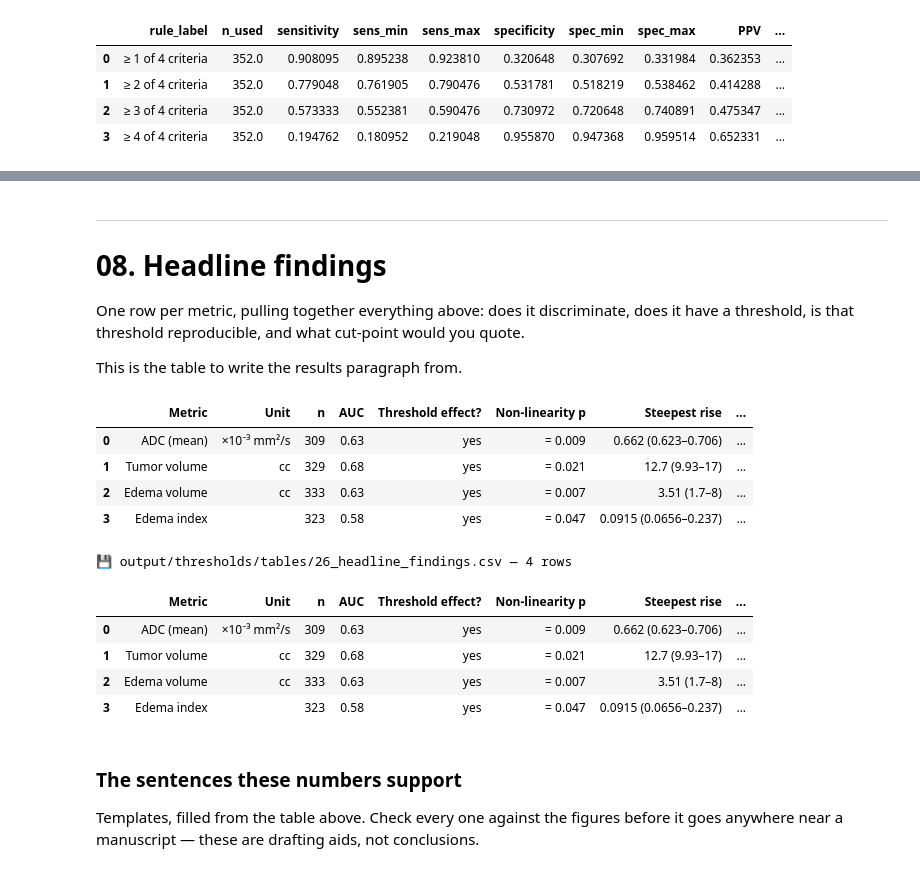
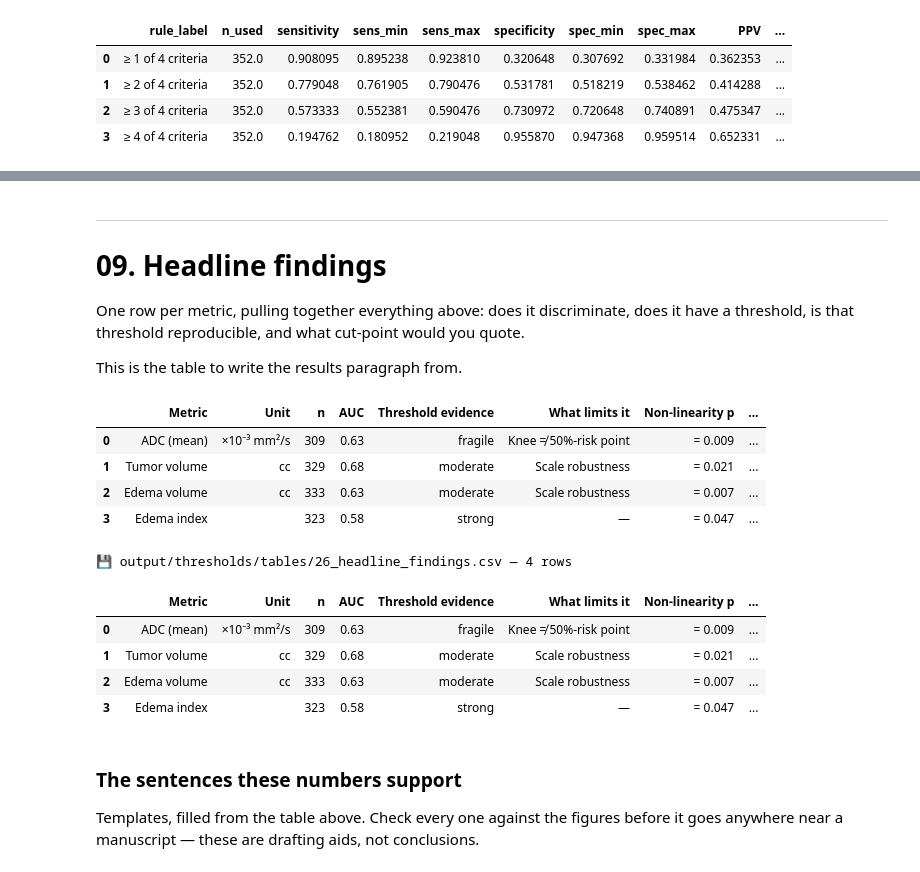
Before and after one commit to DrAndrushka/meningioma-atypier, a Jupyter notebook: meningioma-thresholder.ipynb, the cells around one changed output, grey strips where cells are left out. Cells and saved outputs as stored; diff of their text form; code cells hidden in the pictures.

```diff
--- a/meningioma-thresholder.ipynb
+++ b/meningioma-thresholder.ipynb
@@ -978,0 +1012,14 @@ art.table(st.draw_count_rules(MICE_DRAWS, CUTPOINTS, TARGET), "25_count_rules_im
+# %%
+EVIDENCE = ev.threshold_evidence(RISK_TABLE, RISK_STABILITY)
+
+art.table(ev.criteria_table(), "27_evidence_criteria", formatted=False,
+          caption="The five pre-specified criteria and the rule each applies")
+art.table(EVIDENCE, "28_threshold_evidence",
+          caption="Each metric scored on the five criteria, with its graded verdict")
+art.table(ev.evidence_reading_view(EVIDENCE), "29_threshold_evidence_reading_view",
+          formatted=False, caption="The graded verdict, in reading order")
+
+MARK = {"strong": "🟩", "moderate": "🟨", "fragile": "🟧", "weak": "🟥"}
+for _, row in EVIDENCE.iterrows():
+    print(f"{MARK[row['verdict']]} {row['metric']}: {row['verdict_note']}")
+    art.note(f"{row['metric']} — threshold evidence {row['verdict_note']}.")
@@ -979,6 +1050,6 @@ art.table(st.draw_count_rules(MICE_DRAWS, CUTPOINTS, TARGET), "25_count_rules_im
 # %% [markdown]
 ---
-# 08. Headline findings
+# 09. Headline findings
 
 One row per metric, pulling together everything above: does it discriminate, does it have a threshold, is that threshold reproducible, and what cut-point would you quote.
 
@@ -988,6 +1059,7 @@ def headline_rows() -> pd.DataFrame:
     risk = RISK_TABLE.set_index("column")
     risk_stab = RISK_STABILITY.set_index("column")
     stab = STABILITY_TABLE[STABILITY_TABLE["rule"] == "youden"].set_index("column")
+    evid = EVIDENCE.set_index("column")
     youden = THRESHOLD_TABLE[THRESHOLD_TABLE["rule"] == "youden"].set_index("column")
 
     rows = []
@@ -997,50 +1069,49 @@ def headline_rows() -> pd.DataFrame:
         s = stab.loc[col] if col in stab.index else None
         rs = risk_stab.loc[col] if col in risk_stab.index else None
         rows.append({
             "Metric": metric.label,
             "Unit": metric.prose_unit,
             "n": int(r["n"]),
             "AUC": round(float(r["AUC"]), 2),
-            # Three states, not two: "no" hides the difference between a metric
-            # with no curvature at all and one that is curved but still climbing
-            # when the data ran out. They call for different sentences.
-            "Threshold effect?": ("yes" if r["knee_found"]
-                                  else ("no — at range edge" if r["nonlinear"]
-                                        else "no — risk is linear")),
+            # Graded, not yes/no (§08). A bare "yes" hides the difference
+            # between a knee sitting in the bulk of the cohort and one that is
+            # the 50%-risk crossing renamed — and both used to print as "yes".
+            "Threshold evidence": evid.loc[col, "verdict"],
+            "What limits it": evid.loc[col, "limiting_criterion"] or "—",
             "Non-linearity p": ps.format_p(r["nonlinearity_p"]),
             "Steepest rise": ("—" if not r["knee_found"]
                               else f"{r['steepest_x']:.3g} ({r['steepest_lo']:.3g}–{r['steepest_hi']:.3g})"),
             "Reproducible (MICE)": ("" if rs is None
                                     else f"{rs['knee_rate'] * 100:.0f}% of draws"),
             "Risk 30% at": ("never" if pd.isna(r["risk_30_x"]) else f"{metric.op}{r['risk_30_x']:.3g}"),
             "Risk 50% at": ("never" if pd.isna(r["risk_50_x"]) else f"{metric.op}{r['risk_50_x']:.3g}"),
             "Youden cut-point": f"{metric.op}{y['cutoff']:.3g}",
             "Cut-point 95% CI": f"{y['cutoff_boot_lo']:.3g}–{y['cutoff_boot_hi']:.3g}",
             "Sens / Spec": f"{y['sensitivity'] * 100:.0f}% / {y['specificity'] * 100:.0f}%",
             "J (corr.)": round(float(y["youden_J_corrected"]), 2),
             "MICE cut-point": "" if s is None else f"{metric.op}{s['cutoff_mean']:.3g}",
             "Cut-point stable?": ("" if s is None else
                                   ("yes" if abs(s["cutoff_mean"] - s["cutoff_median"])
                                    <= 0.1 * abs(s["cutoff_median"]) else "no — mean ≠ median")),
         })
     return pd.DataFrame(rows)
 
 
 HEADLINE = headline_rows()
 art.table(HEADLINE, "26_headline_findings", formatted=False,
           caption="One row per metric: discrimination, threshold, reproducibility, cut-point")
 # %% [output]
-|  | Metric | Unit | n | AUC | Threshold effect? | Non-linearity p | Steepest rise | ... |
-| 0 | ADC (mean) | ×10⁻³ mm²/s | 309 | 0.63 | yes | = 0.009 | 0.662 (0.623–0.706) | ... |
-| 1 | Tumor volume | cc | 329 | 0.68 | yes | = 0.021 | 12.7 (9.93–17) | ... |
-| 2 | Edema volume | cc | 333 | 0.63 | yes | = 0.007 | 3.51 (1.7–8) | ... |
-| 3 | Edema index |  | 323 | 0.58 | yes | = 0.047 | 0.0915 (0.0656–0.237) | ... |
+|  | Metric | Unit | n | AUC | Threshold evidence | What limits it | Non-linearity p | ... |
+| 0 | ADC (mean) | ×10⁻³ mm²/s | 309 | 0.63 | fragile | Knee ≠ 50%-risk point | = 0.009 | ... |
+| 1 | Tumor volume | cc | 329 | 0.68 | moderate | Scale robustness | = 0.021 | ... |
+| 2 | Edema volume | cc | 333 | 0.63 | moderate | Scale robustness | = 0.007 | ... |
+| 3 | Edema index |  | 323 | 0.58 | strong | — | = 0.047 | ... |
 💾 output/thresholds/tables/26_headline_findings.csv — 4 rows
-|  | Metric | Unit | n | AUC | Threshold effect? | Non-linearity p | Steepest rise | ... |
-| 0 | ADC (mean) | ×10⁻³ mm²/s | 309 | 0.63 | yes | = 0.009 | 0.662 (0.623–0.706) | ... |
-| 1 | Tumor volume | cc | 329 | 0.68 | yes | = 0.021 | 12.7 (9.93–17) | ... |
-| 2 | Edema volume | cc | 333 | 0.63 | yes | = 0.007 | 3.51 (1.7–8) | ... |
-| 3 | Edema index |  | 323 | 0.58 | yes | = 0.047 | 0.0915 (0.0656–0.237) | ... |
+|  | Metric | Unit | n | AUC | Threshold evidence | What limits it | Non-linearity p | ... |
+| 0 | ADC (mean) | ×10⁻³ mm²/s | 309 | 0.63 | fragile | Knee ≠ 50%-risk point | = 0.009 | ... |
+| 1 | Tumor volume | cc | 329 | 0.68 | moderate | Scale robustness | = 0.021 | ... |
+| 2 | Edema volume | cc | 333 | 0.63 | moderate | Scale robustness | = 0.007 | ... |
+| 3 | Edema index |  | 323 | 0.58 | strong | — | = 0.047 | ... |
 # %% [markdown]
 ### The sentences these numbers support
 
```
Also changed, not shown: parts of 8 cells of this notebook, 11 other files.
